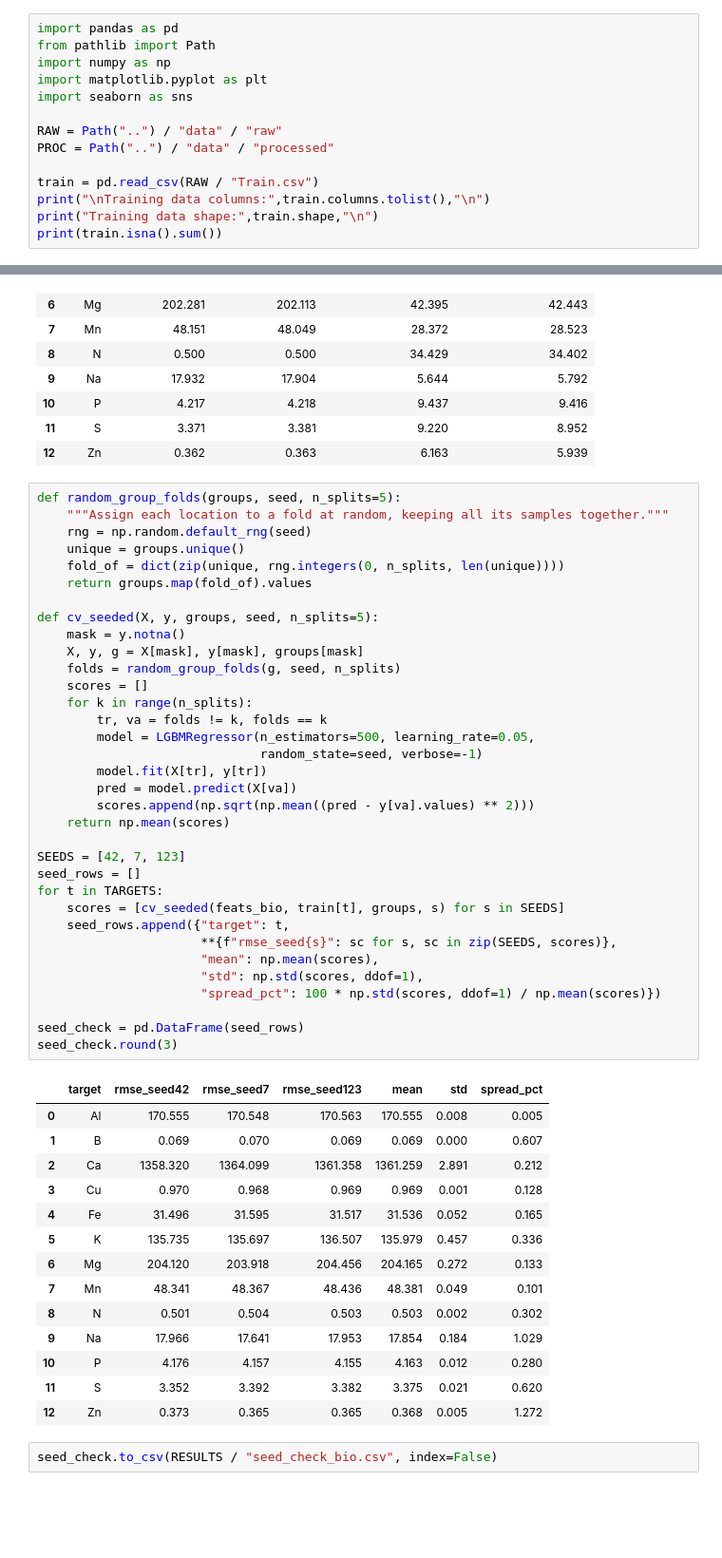
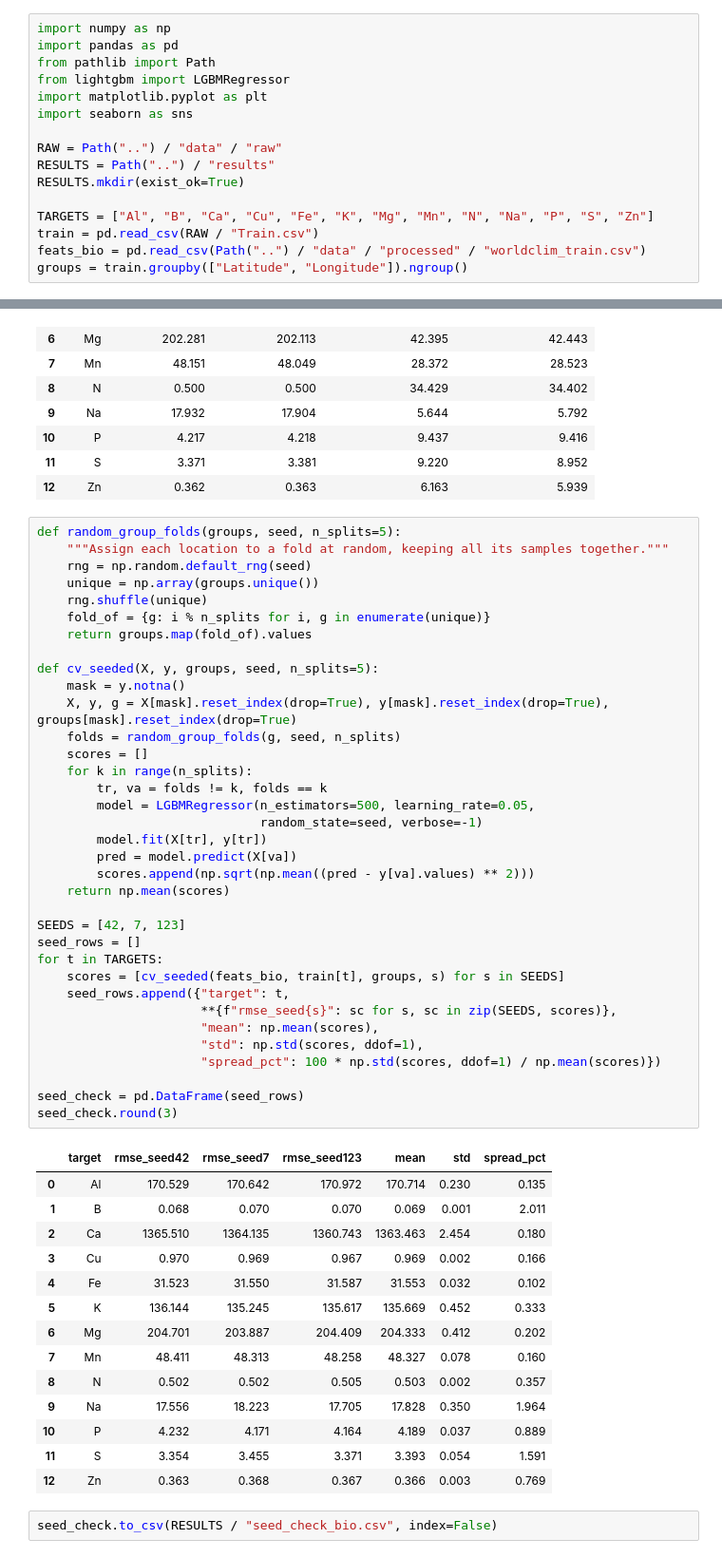
Before and after one commit to haroon948/rhea_soil_nutrient_prediction, a Jupyter notebook: notebooks/03_baseline_model.ipynb, the cells around one changed output, grey strips where cells are left out. Shown at 95% size. Drawn from its saved outputs; the diff is of its cells as text; blank space fills up the shorter version.

```diff
--- a/notebooks/03_baseline_model.ipynb
+++ b/notebooks/03_baseline_model.ipynb
@@ -1,14 +1,16 @@
 # %%
+import numpy as np
 import pandas as pd
 from pathlib import Path
-import numpy as np
+from lightgbm import LGBMRegressor
 import matplotlib.pyplot as plt
 import seaborn as sns
 
 RAW = Path("..") / "data" / "raw"
-PROC = Path("..") / "data" / "processed"
+RESULTS = Path("..") / "results"
+RESULTS.mkdir(exist_ok=True)
 
+TARGETS = ["Al", "B", "Ca", "Cu", "Fe", "K", "Mg", "Mn", "N", "Na", "P", "S", "Zn"]
 train = pd.read_csv(RAW / "Train.csv")
-print("\nTraining data columns:",train.columns.tolist(),"\n")
-print("Training data shape:",train.shape,"\n")
-print(train.isna().sum())
+feats_bio = pd.read_csv(Path("..") / "data" / "processed" / "worldclim_train.csv")
+groups = train.groupby(["Latitude", "Longitude"]).ngroup()
@@ -204,50 +190,51 @@ compare_feats[["target", "model_rmse_bio", "model_rmse_mon",
 def random_group_folds(groups, seed, n_splits=5):
     """Assign each location to a fold at random, keeping all its samples together."""
     rng = np.random.default_rng(seed)
-    unique = groups.unique()
-    fold_of = dict(zip(unique, rng.integers(0, n_splits, len(unique))))
+    unique = np.array(groups.unique())
+    rng.shuffle(unique)
+    fold_of = {g: i % n_splits for i, g in enumerate(unique)}
     return groups.map(fold_of).values
 
 def cv_seeded(X, y, groups, seed, n_splits=5):
     mask = y.notna()
-    X, y, g = X[mask], y[mask], groups[mask]
+    X, y, g = X[mask].reset_index(drop=True), y[mask].reset_index(drop=True), groups[mask].reset_index(drop=True)
     folds = random_group_folds(g, seed, n_splits)
     scores = []
     for k in range(n_splits):
         tr, va = folds != k, folds == k
         model = LGBMRegressor(n_estimators=500, learning_rate=0.05,
                               random_state=seed, verbose=-1)
         model.fit(X[tr], y[tr])
         pred = model.predict(X[va])
         scores.append(np.sqrt(np.mean((pred - y[va].values) ** 2)))
     return np.mean(scores)
 
 SEEDS = [42, 7, 123]
 seed_rows = []
 for t in TARGETS:
     scores = [cv_seeded(feats_bio, train[t], groups, s) for s in SEEDS]
     seed_rows.append({"target": t,
                       **{f"rmse_seed{s}": sc for s, sc in zip(SEEDS, scores)},
                       "mean": np.mean(scores),
                       "std": np.std(scores, ddof=1),
                       "spread_pct": 100 * np.std(scores, ddof=1) / np.mean(scores)})
 
 seed_check = pd.DataFrame(seed_rows)
 seed_check.round(3)
 # %% [output]
 |  | target | rmse_seed42 | rmse_seed7 | rmse_seed123 | mean | std | spread_pct |
-| 0 | Al | 170.555 | 170.548 | 170.563 | 170.555 | 0.008 | 0.005 |
-| 1 | B | 0.069 | 0.070 | 0.069 | 0.069 | 0.000 | 0.607 |
-| 2 | Ca | 1358.320 | 1364.099 | 1361.358 | 1361.259 | 2.891 | 0.212 |
-| 3 | Cu | 0.970 | 0.968 | 0.969 | 0.969 | 0.001 | 0.128 |
-| 4 | Fe | 31.496 | 31.595 | 31.517 | 31.536 | 0.052 | 0.165 |
-| 5 | K | 135.735 | 135.697 | 136.507 | 135.979 | 0.457 | 0.336 |
-| 6 | Mg | 204.120 | 203.918 | 204.456 | 204.165 | 0.272 | 0.133 |
-| 7 | Mn | 48.341 | 48.367 | 48.436 | 48.381 | 0.049 | 0.101 |
-| 8 | N | 0.501 | 0.504 | 0.503 | 0.503 | 0.002 | 0.302 |
-| 9 | Na | 17.966 | 17.641 | 17.953 | 17.854 | 0.184 | 1.029 |
-| 10 | P | 4.176 | 4.157 | 4.155 | 4.163 | 0.012 | 0.280 |
-| 11 | S | 3.352 | 3.392 | 3.382 | 3.375 | 0.021 | 0.620 |
-| 12 | Zn | 0.373 | 0.365 | 0.365 | 0.368 | 0.005 | 1.272 |
+| 0 | Al | 170.529 | 170.642 | 170.972 | 170.714 | 0.230 | 0.135 |
+| 1 | B | 0.068 | 0.070 | 0.070 | 0.069 | 0.001 | 2.011 |
+| 2 | Ca | 1365.510 | 1364.135 | 1360.743 | 1363.463 | 2.454 | 0.180 |
+| 3 | Cu | 0.970 | 0.969 | 0.967 | 0.969 | 0.002 | 0.166 |
+| 4 | Fe | 31.523 | 31.550 | 31.587 | 31.553 | 0.032 | 0.102 |
+| 5 | K | 136.144 | 135.245 | 135.617 | 135.669 | 0.452 | 0.333 |
+| 6 | Mg | 204.701 | 203.887 | 204.409 | 204.333 | 0.412 | 0.202 |
+| 7 | Mn | 48.411 | 48.313 | 48.258 | 48.327 | 0.078 | 0.160 |
+| 8 | N | 0.502 | 0.502 | 0.505 | 0.503 | 0.002 | 0.357 |
+| 9 | Na | 17.556 | 18.223 | 17.705 | 17.828 | 0.350 | 1.964 |
+| 10 | P | 4.232 | 4.171 | 4.164 | 4.189 | 0.037 | 0.889 |
+| 11 | S | 3.354 | 3.455 | 3.371 | 3.393 | 0.054 | 1.591 |
+| 12 | Zn | 0.363 | 0.368 | 0.367 | 0.366 | 0.003 | 0.769 |
 # %%
 seed_check.to_csv(RESULTS / "seed_check_bio.csv", index=False)
```
Also changed, not shown: parts of 2 cells of this notebook, 3 other files.
